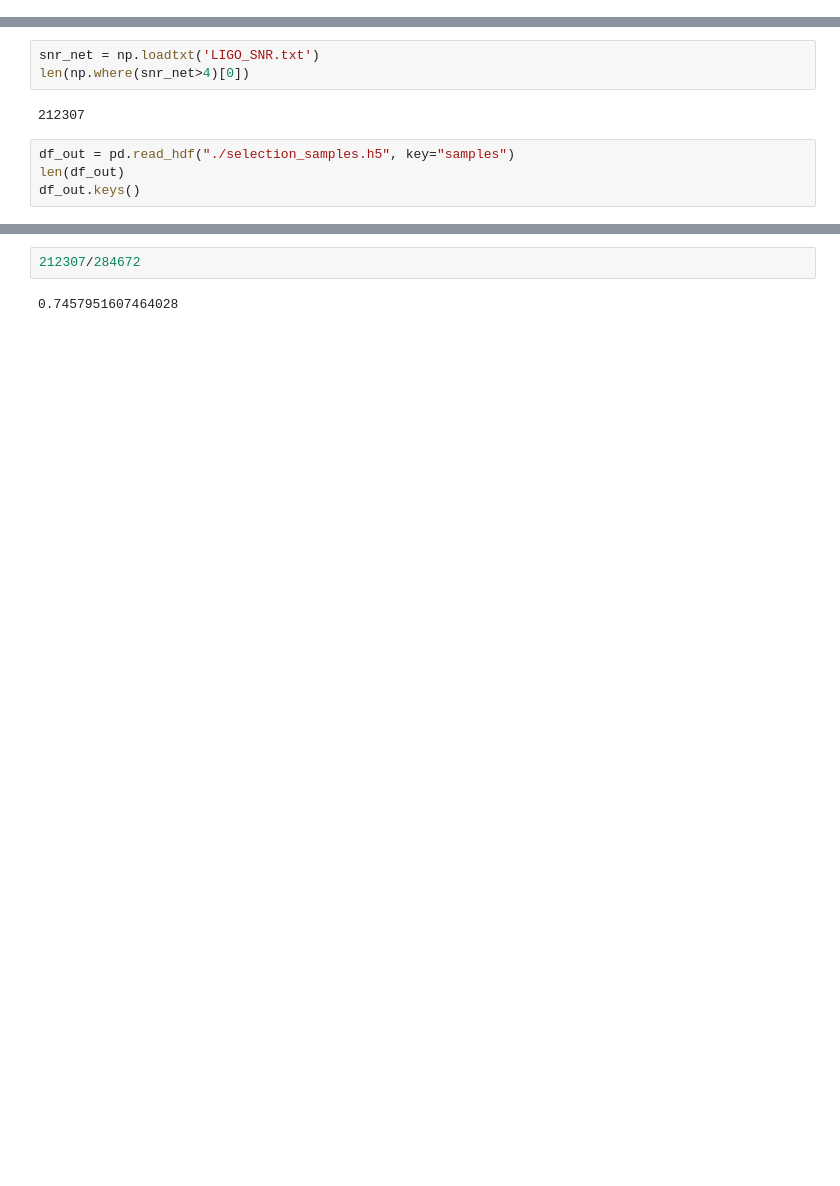
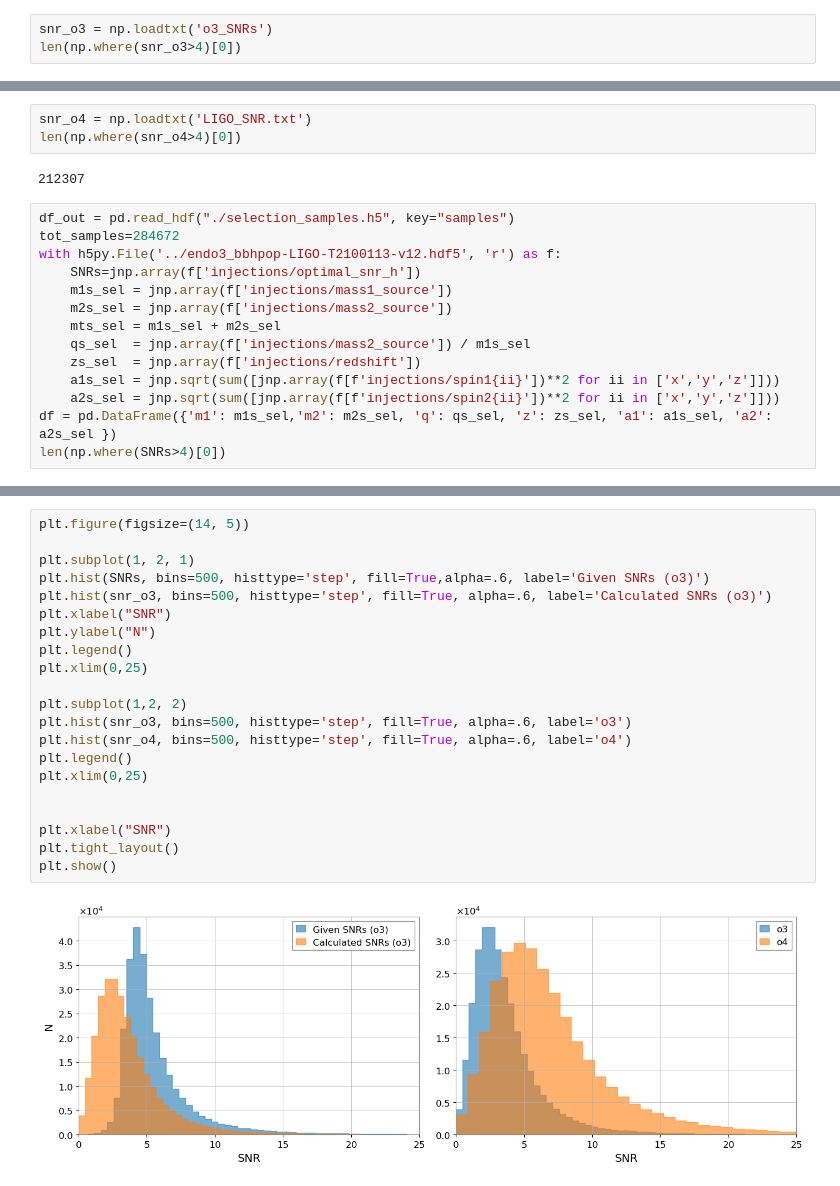
Before and after one commit to abby-moran/GW_pop_cosmo_inference, a Jupyter notebook: src/gen_mock_files.ipynb, the cells around one changed output, grey strips where cells are left out. Saved outputs shown, nothing was run; the diff lists cells and outputs as text; blank space fills up the shorter version.

```diff
--- a/src/gen_mock_files.ipynb
+++ b/src/gen_mock_files.ipynb
@@ -681,3 +709,6 @@ SNR_us, SNR_ligo=weighting.sel_samples_mock('../endo3_bbhpop-LIGO-T2100113-v12.h
                                                                                   detectors=detectors, SNR=4, sensitivity='aligo')
 # %% [raw]
 df = pd.DataFrame({'calc_SNR': SNR_us,'LIGO_SNR': SNR_ligo})
+# %%
+snr_o3 = np.loadtxt('o3_SNRs')
+len(np.where(snr_o3>4)[0])
@@ -684,10 +717,20 @@ df = pd.DataFrame({'calc_SNR': SNR_us,'LIGO_SNR': SNR_ligo})
 # %%
-snr_net = np.loadtxt('LIGO_SNR.txt')
-len(np.where(snr_net>4)[0])
+snr_o4 = np.loadtxt('LIGO_SNR.txt')
+len(np.where(snr_o4>4)[0])
 # %% [output]
 212307
 # %%
 df_out = pd.read_hdf("./selection_samples.h5", key="samples")
-len(df_out)
-df_out.keys()
+tot_samples=284672
+with h5py.File('../endo3_bbhpop-LIGO-T2100113-v12.hdf5', 'r') as f:
+    SNRs=jnp.array(f['injections/optimal_snr_h'])
+    m1s_sel = jnp.array(f['injections/mass1_source'])
+    m2s_sel = jnp.array(f['injections/mass2_source'])
+    mts_sel = m1s_sel + m2s_sel
+    qs_sel  = jnp.array(f['injections/mass2_source']) / m1s_sel
+    zs_sel  = jnp.array(f['injections/redshift'])
+    a1s_sel = jnp.sqrt(sum([jnp.array(f[f'injections/spin1{ii}'])**2 for ii in ['x','y','z']]))
+    a2s_sel = jnp.sqrt(sum([jnp.array(f[f'injections/spin2{ii}'])**2 for ii in ['x','y','z']]))
+df = pd.DataFrame({'m1': m1s_sel,'m2': m2s_sel, 'q': qs_sel, 'z': zs_sel, 'a1': a1s_sel, 'a2': a2s_sel })
+len(np.where(SNRs>4)[0])
 # %% [output]
@@ -718,4 +746,23 @@ len(np.where(SNRs>4)[0])
 # %%
-212307/284672
+plt.figure(figsize=(14, 5))
+
+plt.subplot(1, 2, 1)
+plt.hist(SNRs, bins=500, histtype='step', fill=True,alpha=.6, label='Given SNRs (o3)')
+plt.hist(snr_o3, bins=500, histtype='step', fill=True, alpha=.6, label='Calculated SNRs (o3)')
+plt.xlabel("SNR")
+plt.ylabel("N")
+plt.legend()
+plt.xlim(0,25)
+
+plt.subplot(1,2, 2)
+plt.hist(snr_o3, bins=500, histtype='step', fill=True, alpha=.6, label='o3')
+plt.hist(snr_o4, bins=500, histtype='step', fill=True, alpha=.6, label='o4')
+plt.legend()
+plt.xlim(0,25)
+
+
+plt.xlabel("SNR")
+plt.tight_layout()
+plt.show()
 # %% [output]
-0.7457951607464028
+[figure, added]
```
Also changed, not shown: parts of 29 cells of this notebook.
